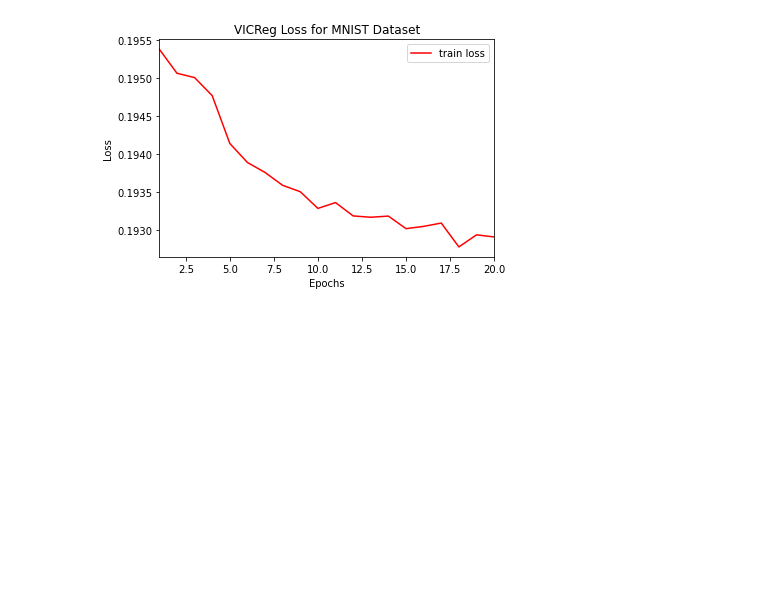
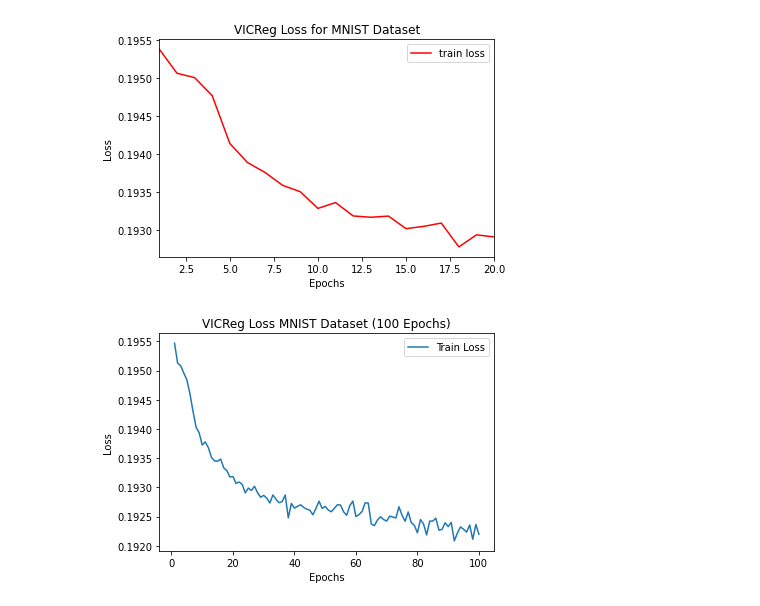
Before and after one commit to cpareja3025/VICReg_project, a Jupyter notebook: VICReg.ipynb, the cells around one changed output. Drawn from its saved outputs; the diff is of its cells as text; code cells hidden in the pictures; blank space fills up the shorter version.

Commit message:
adding plot for 100 epochs

```diff
--- a/VICReg.ipynb
+++ b/VICReg.ipynb
@@ -429,3 +429,16 @@ plt.savefig("/Users/cpare/repos/VICReg_project/plots/loss_20epochs.png")
 # %% [output]
 [ 1  2  3  4  5  6  7  8  9 10 11 12 13 14 15 16 17 18 19 20]
 [figure]
+# %%
+df = pd.read_csv("/Users/cpare/repos/VICReg_project/csv's/VICReg_metrics_100epochs.csv")
+epochs = np.array(df.iloc[:, 0])
+losses = np.array(df.iloc[:,1])
+
+plt.plot(epochs, losses, label = "Train Loss")
+plt.xlabel("Epochs")
+plt.ylabel("Loss")
+plt.legend()
+plt.title("VICReg Loss MNIST Dataset (100 Epochs)")
+plt.savefig("/Users/cpare/repos/VICReg_project/plots/loss_100epochs.png")
+# %% [output]
+[figure, added]
```
Also changed, not shown: 2 other files.
